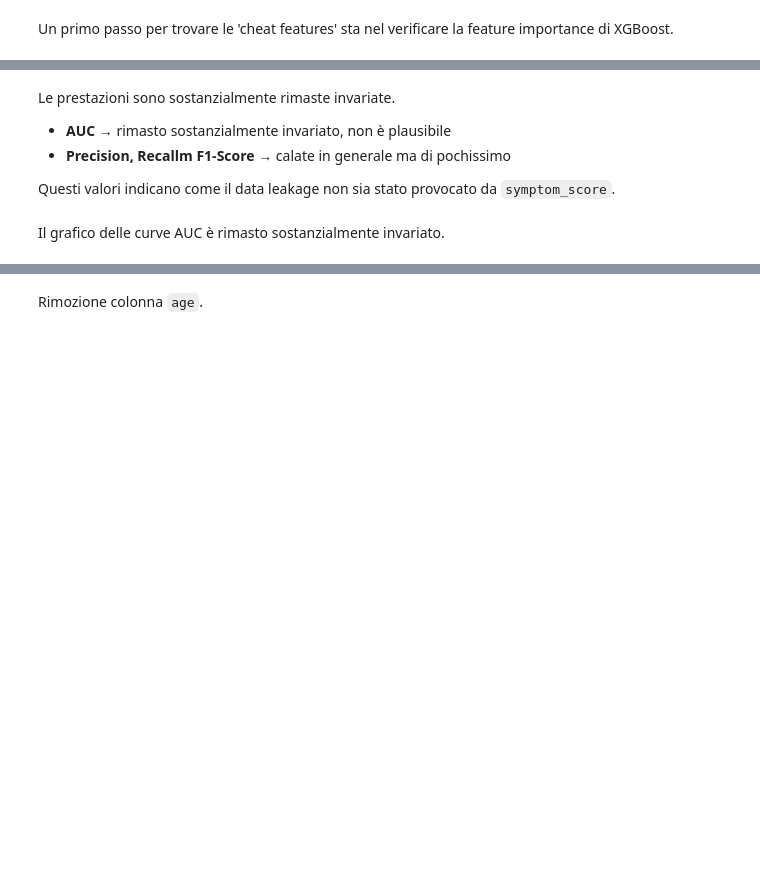
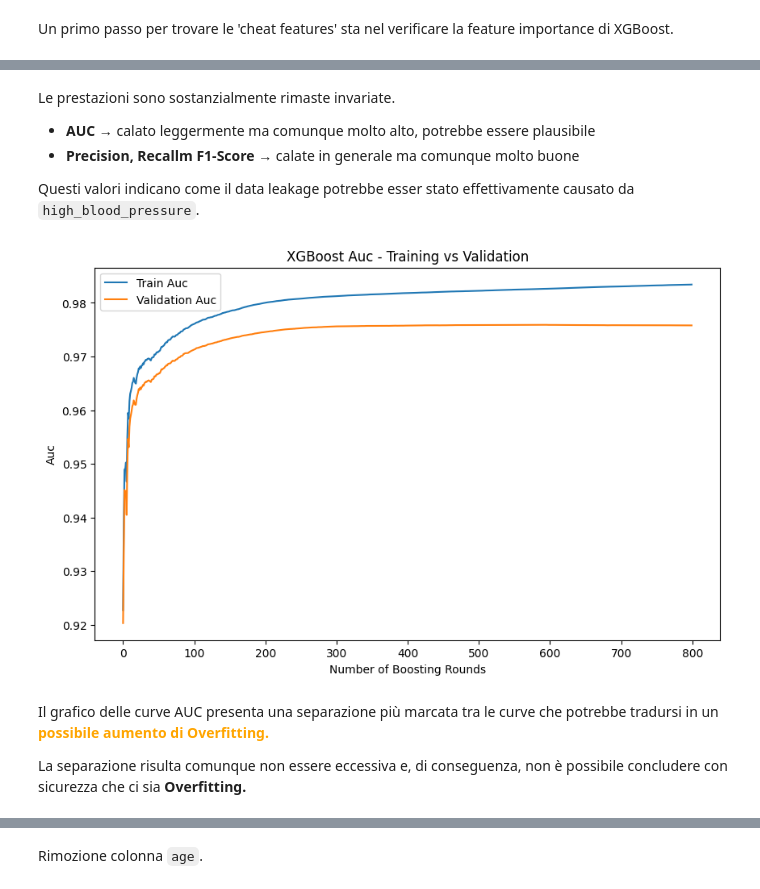
Before and after one commit to FrittatinaDiBucatini09/Stroke_Prediction_ML_Project, a Jupyter notebook: stroke_prediction.ipynb, the cells around one changed output, grey strips where cells are left out. Cells and saved outputs as stored; diff of their text form; code cells hidden in the pictures; blank space fills up the shorter version.

```diff
--- a/stroke_prediction.ipynb
+++ b/stroke_prediction.ipynb
@@ -1605,5 +1923,5 @@ La mia strategia consiste nell'addestrare nuovamene il modello eliminando la col
 # %%
-X_no_symp = X.drop(columns=['symptom_score'])
+X_no_symp = X.drop(columns=['high_blood_pressure'])
 X_train_no_symp, X_test_no_symp, y_train_no_symp, y_test_no_symp = train_test_split(
     X_no_symp, y, test_size=0.3, stratify=y, random_state=42
 )
@@ -1615,7 +1955,7 @@ y_pred_proba_no_symp, y_pred_no_symp = show_report(xgb_v2, X_test=X_test_no_symp
 # %% [markdown]
 Le prestazioni sono sostanzialmente rimaste invariate.
 
-*   **AUC** → rimasto sostanzialmente invariato, non è plausibile
-*   **Precision, Recallm F1-Score** → calate in generale ma di pochissimo
+*   **AUC** → calato leggermente ma comunque molto alto, potrebbe essere plausibile
+*   **Precision, Recallm F1-Score** → calate in generale ma comunque molto buone
 
-Questi valori indicano come il data leakage non sia stato provocato da `symptom_score`.
+Questi valori indicano come il data leakage potrebbe esser stato effettivamente causato da `high_blood_pressure`.
@@ -1642,4 +1962,12 @@ plt.show()
-# %% [markdown]
-Il grafico delle curve AUC è rimasto sostanzialmente invariato.
+# %%
+results = xgb_v2.evals_result()
+
+plot_trainig_and_validation_auc(results)
+# %% [output]
+[figure, added]
+# %% [markdown]
+Il grafico delle curve AUC presenta una separazione più marcata tra le curve che potrebbe tradursi in un <font color="orange">**possibile aumento di Overfitting.**</font>
+
+La separazione risulta comunque non essere eccessiva e, di conseguenza, non è possibile concludere con sicurezza che ci sia **Overfitting.**
 # %%
 feature_importance_plot()
```
Also changed, not shown: parts of 121 cells of this notebook.
